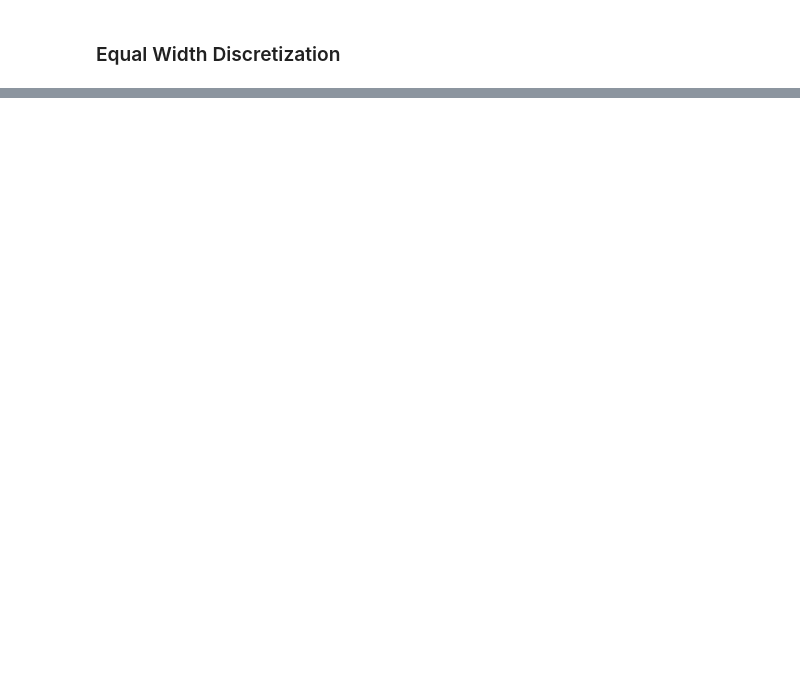
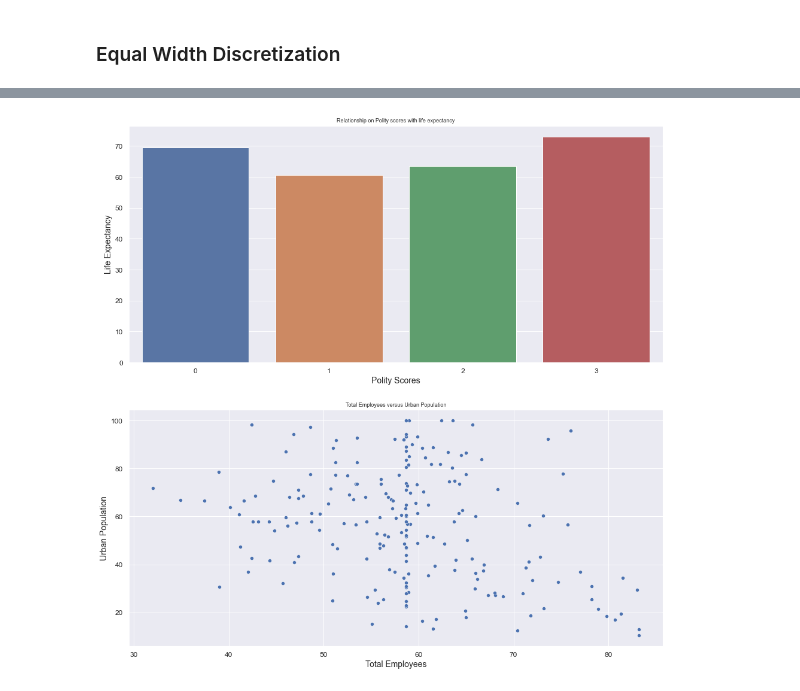
Before and after one commit to dennislamcv1/DataWesleyanU, a Jupyter notebook: Data Management and Visualization/Data Management and Visualization.ipynb, the cells around one changed output, grey strips where cells are left out. Drawn from its saved outputs; the diff is of its cells as text; code cells hidden in the pictures; blank space fills up the shorter version.

```diff
--- a/Data Management and Visualization/Data Management and Visualization.ipynb
+++ b/Data Management and Visualization/Data Management and Visualization.ipynb
@@ -923,0 +501,22 @@ plt.show()
+# %%
+# Plot 4 rows and 1 column (can be expanded)
+
+fig, ax = plt.subplots(2,1, sharex=False, figsize=(16,16))
+#fig.suptitle('Main Title')
+
+
+sns.barplot(x="demoscorecat", y="lifeexpectancy", data=df4, ax=ax[0], ci=None)
+ax[0].set_title('Relationship on Polity scores with life expectancy')
+#ax[0].tick_params('x', labelrotation=45)
+ax[0].set_xlabel("Polity Scores")
+ax[0].set_ylabel("Life Expectancy")
+
+sns.scatterplot(x="employrate", y="urbanrate", data=df4, ax=ax[1])
+ax[1].set_title('Total Employees versus Urban Population')
+#ax[1].tick_params('x', labelrotation=45)
+ax[1].set_xlabel("Total Employees")
+ax[1].set_ylabel("Urban Population")
+
+plt.show()
+# %% [output]
+[figure, added]
```
Also changed, not shown: parts of 274 cells of this notebook, 3 other files.
